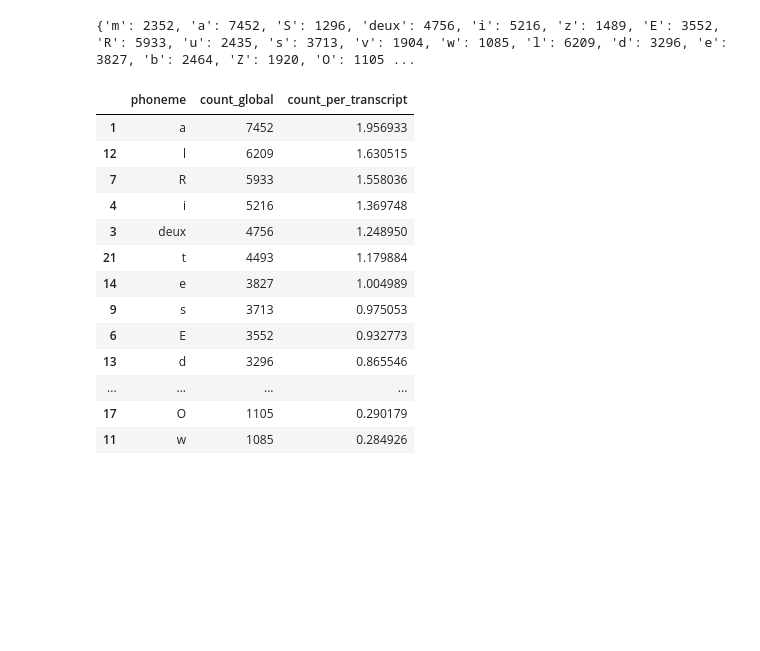
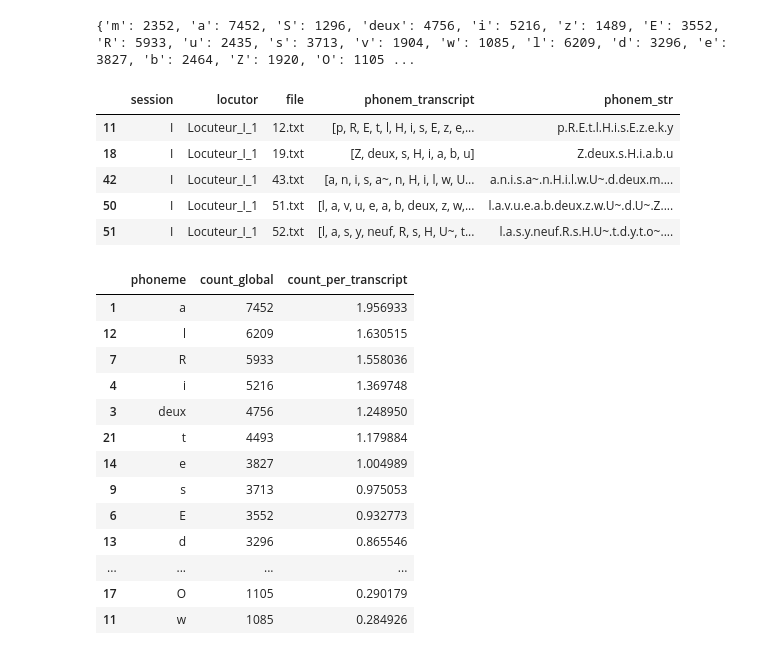
Before and after one commit to ssaulay/silentspeak, a Jupyter notebook: notebooks/transcripts_encoding_exploration.ipynb, the cells around one changed output. Cells and saved outputs as stored; diff of their text form; code cells hidden in the pictures; blank space fills up the shorter version.

```diff
--- a/notebooks/transcripts_encoding_exploration.ipynb
+++ b/notebooks/transcripts_encoding_exploration.ipynb
@@ -288,6 +294,16 @@ print(phoneme_dict)
 phoneme_df = pd.DataFrame.from_dict([phoneme_dict]).transpose().reset_index()
 phoneme_df.columns = ["phoneme", "count_global"]
 phoneme_df["count_per_transcript"] = phoneme_df["count_global"] / transcripts_df.shape[0]
+# %%
+symbol = "H"
+transcripts_df[transcripts_df["phonem_str"].str.contains(f".{symbol}.")].head(5)
+# %% [output]
+|  | session | locutor | file | phonem_transcript | phonem_str |
+| 11 | I | Locuteur_I_1 | 12.txt | [p, R, E, t, l, H, i, s, E, z, e,... | p.R.E.t.l.H.i.s.E.z.e.k.y |
+| 18 | I | Locuteur_I_1 | 19.txt | [Z, deux, s, H, i, a, b, u] | Z.deux.s.H.i.a.b.u |
+| 42 | I | Locuteur_I_1 | 43.txt | [a, n, i, s, a~, n, H, i, l, w, U... | a.n.i.s.a~.n.H.i.l.w.U~.d.deux.m.... |
+| 50 | I | Locuteur_I_1 | 51.txt | [l, a, v, u, e, a, b, deux, z, w,... | l.a.v.u.e.a.b.deux.z.w.U~.d.U~.Z.... |
+| 51 | I | Locuteur_I_1 | 52.txt | [l, a, s, y, neuf, R, s, H, U~, t... | l.a.s.y.neuf.R.s.H.U~.t.d.y.t.o~.... |
 # %%
 phoneme_df.sort_values(by = "count_global", ascending = False)
 # %% [output]
```
Also changed, not shown: parts of 2 cells of this notebook.
